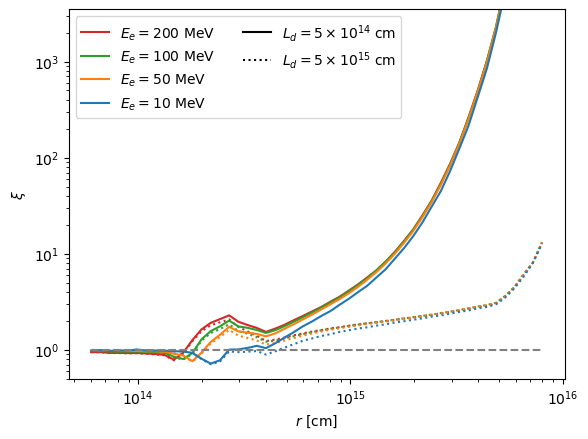
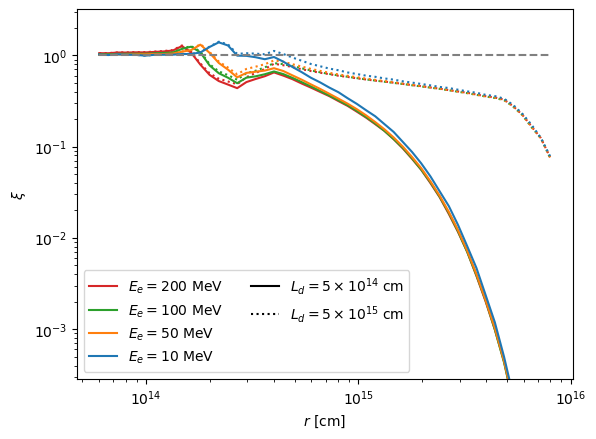
The change to this notebook cell's code, shown as a diff; its figure went from the first image to the second:
--- before
+++ after
@@ -3,10 +3,10 @@
 fig,ax = plt.subplots()
 for i in range(4):
-    ax.plot(r_list,Ld2_dat[i],':',color=colors[i])
+    ax.plot(r_list,1/Ld2_dat[i],':',color=colors[i])
 
-plt1, = ax.plot(r_list,Ld1_dat[0],color='C3',label=r'$E_e=200$ MeV')
-plt2, = ax.plot(r_list,Ld1_dat[1],color='C2',label=r'$E_e=100$ MeV')
-plt3, = ax.plot(r_list,Ld1_dat[2],color='C1',label=r'$E_e=50$ MeV')
-plt4, = ax.plot(r_list,Ld1_dat[3],color='C0',label=r'$E_e=10$ MeV')
+plt1, = ax.plot(r_list,1/Ld1_dat[0],color='C3',label=r'$E_e=200$ MeV')
+plt2, = ax.plot(r_list,1/Ld1_dat[1],color='C2',label=r'$E_e=100$ MeV')
+plt3, = ax.plot(r_list,1/Ld1_dat[2],color='C1',label=r'$E_e=50$ MeV')
+plt4, = ax.plot(r_list,1/Ld1_dat[3],color='C0',label=r'$E_e=10$ MeV')
 ax.plot([r_list[0],r_list[-1]],[1,1],'--',color='gray')
 
@@ -23,3 +23,3 @@
 ax.legend(handles=handles, labels=labels, ncol=2)
 ax.set_yscale('log')
-ax.set_ylim(0.5,3500)
+ax.set_ylim(1/3500,3.2)

Commit: Update plots.ipynb